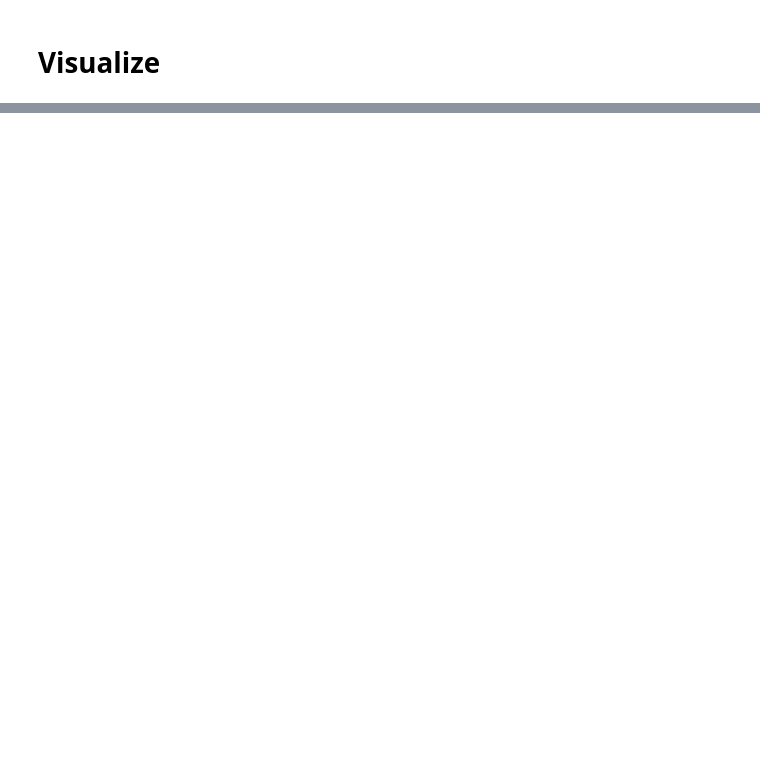
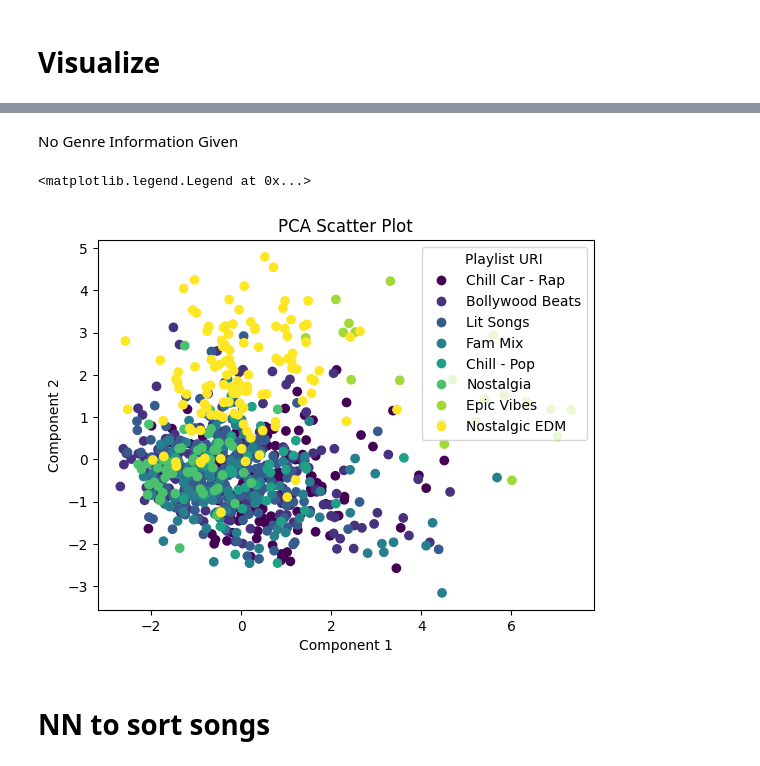
Before and after one commit to piluguji/Spotify-Playlist-Sorter, a Jupyter notebook: data_preprocess.ipynb, the cells around one changed output, grey strips where cells are left out. Saved outputs shown, nothing was run; the diff lists cells and outputs as text; code cells hidden in the pictures; blank space fills up the shorter version.

```diff
--- a/data_preprocess.ipynb
+++ b/data_preprocess.ipynb
@@ -221,0 +286,25 @@ x = StandardScaler().fit_transform(x) # normalizing the features
+# %% [markdown]
+No Genre Information Given
+# %%
+x_nogenre = df.iloc[:, 3:].drop("Playlist URI", axis=1).iloc[:, :-7].values
+X_nogenre = StandardScaler().fit_transform(x_nogenre)
+pca_song = PCA(n_components=2)
+principalComponents_songs = pca_song.fit_transform(X_nogenre)
+
+principal_song_df = pd.DataFrame(data = principalComponents_songs)
+
+label_encoder = pd.factorize(df['Playlist URI'])
+labels = label_encoder[0]
+
+scatter = plt.scatter(principal_song_df[0], principal_song_df[1], c=labels)
+
+# Add labels and title to the plot
+plt.xlabel('Component 1')
+plt.ylabel('Component 2')
+plt.title('PCA Scatter Plot')
+plt.legend(scatter.legend_elements()[0], playlistNames, title='Playlist URI')
+# %% [output]
+<matplotlib.legend.Legend at 0x...>
+[figure, added]
+# %% [markdown]
+# NN to sort songs
```
Also changed, not shown: parts of 21 cells of this notebook.
